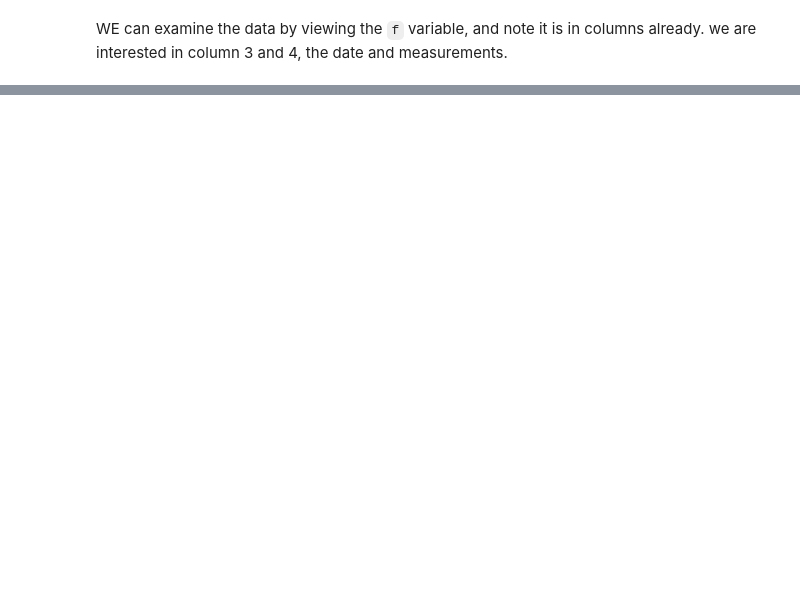
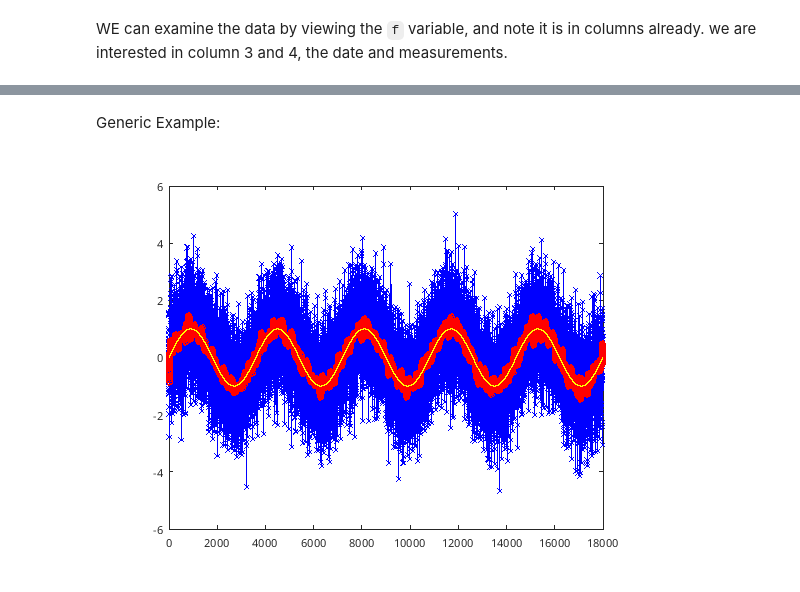
Before and after one commit to tgstone/sio-math-workshop, a Jupyter notebook: docs/source/day2/data_workshop2.ipynb, the cells around one changed output, grey strips where cells are left out. Cells and saved outputs as stored; diff of their text form; code cells hidden in the pictures; blank space fills up the shorter version.

```diff
--- a/docs/source/day2/data_workshop2.ipynb
+++ b/docs/source/day2/data_workshop2.ipynb
@@ -147,0 +170,32 @@ inad = find(isnat(date))
+# %% [markdown]
+Generic Example:
+# %%
+%% Filters
+% deciding what filter to use on your data. This is personal, decide what
+% is the best option. This uses the Butterworth filter "butter"
+
+t = 0 : 1 : 5*3600;                       % Time, maybe when measurements were taken
+y = sin(t*2*pi/3600) + randn(size(t));    % Nice cyclic data, with noise added
+
+% Setup some values for our filters
+T = t(2) - t(1);   % 1 second
+samplingf = 1/T;   % 1 Hz
+cutoff = 1/(60);   % 1/60 Hz, 1/1 min cutoof frequencies higher than this
+
+% First have to setup filter, with parameters A,B
+[B A] = butter(2, cutoff/(0.5*samplingf), 'low');
+% Filter the y data, save is as fy
+fy = filtfilt(B, A, y);
+
+%% Plot the results
+% Original noisy data
+figure
+plot(t,y, 'b-x');
+hold on;
+% Filtered data, (red line)
+plot(t,fy,'r-o');
+hold on;
+% Original, non-noisy function (yellow line)
+plot(t, sin(t*2*pi/3600), 'y');
+# %% [output]
+[figure, added]
```
Also changed, not shown: parts of 32 cells of this notebook, 1 other file.
